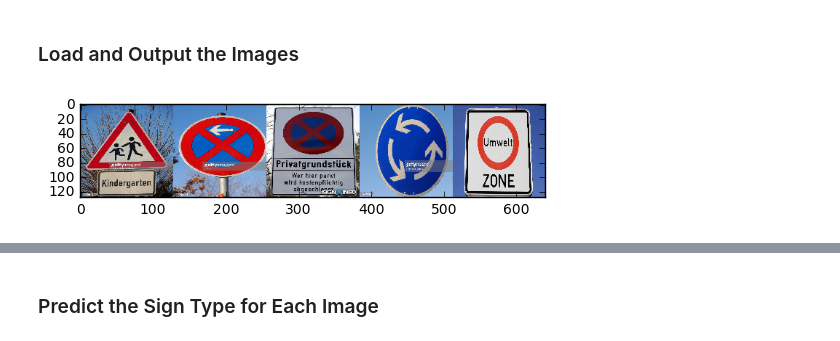
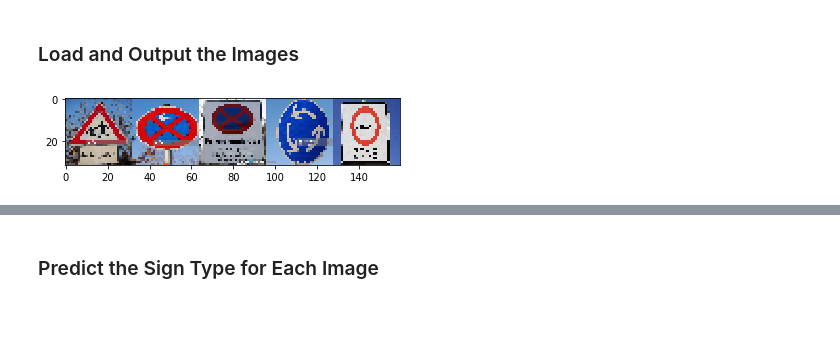
Before and after one commit to TheAisBack/CarND-Traffic-Sign-Classifier-Project, a Jupyter notebook: Traffic_Sign_Classifier.ipynb, the cells around one changed output, grey strips where cells are left out. Drawn from its saved outputs; the diff is of its cells as text; code cells hidden in the pictures; blank space fills up the shorter version.

```diff
--- a/Traffic_Sign_Classifier.ipynb
+++ b/Traffic_Sign_Classifier.ipynb
@@ -311,19 +420,20 @@ You may find `signnames.csv` useful as it contains mappings from the class id (i
 # %%
 ### Load the images and plot them here.
 ### Feel free to use as many code cells as needed.
 import numpy as np
 import matplotlib.pyplot as plt
+from array import array
 from PIL import Image
 import glob
 
 image_list = []
 for filename in glob.glob('sign/*.jpg'):
     im = Image.open(filename)
-    new_img = im.resize((128,128))
+    new_img = im.resize((32,32))
     image_list.append(new_img)
 
 new_img = np.concatenate(image_list[0:6], axis=1)
 plt.imshow(new_img)
 plt.show()
 # %% [output]
-[figure, old version]
+[figure, new version]
```
Also changed, not shown: parts of 25 cells of this notebook, 5 other files.
